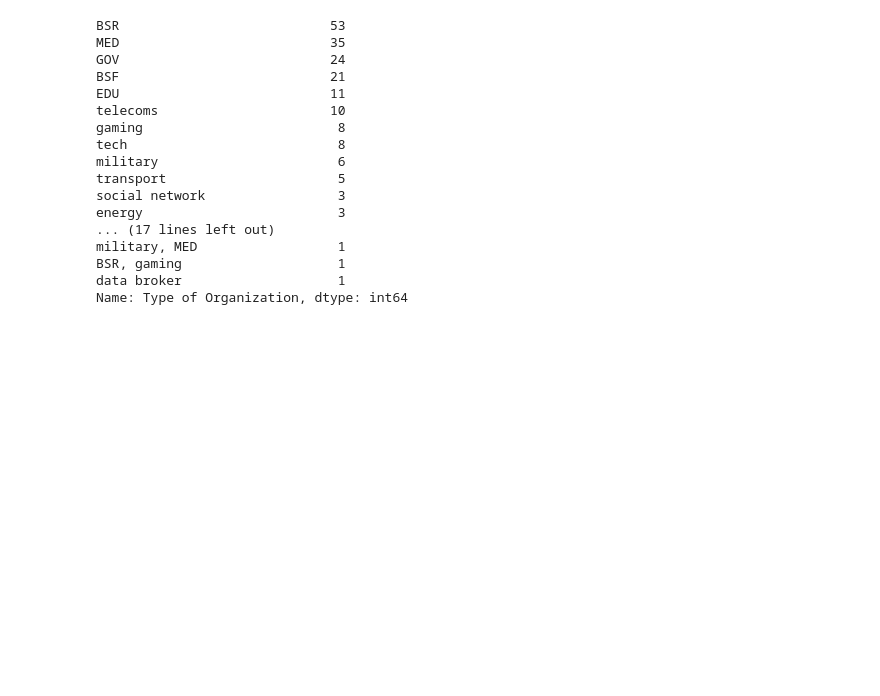
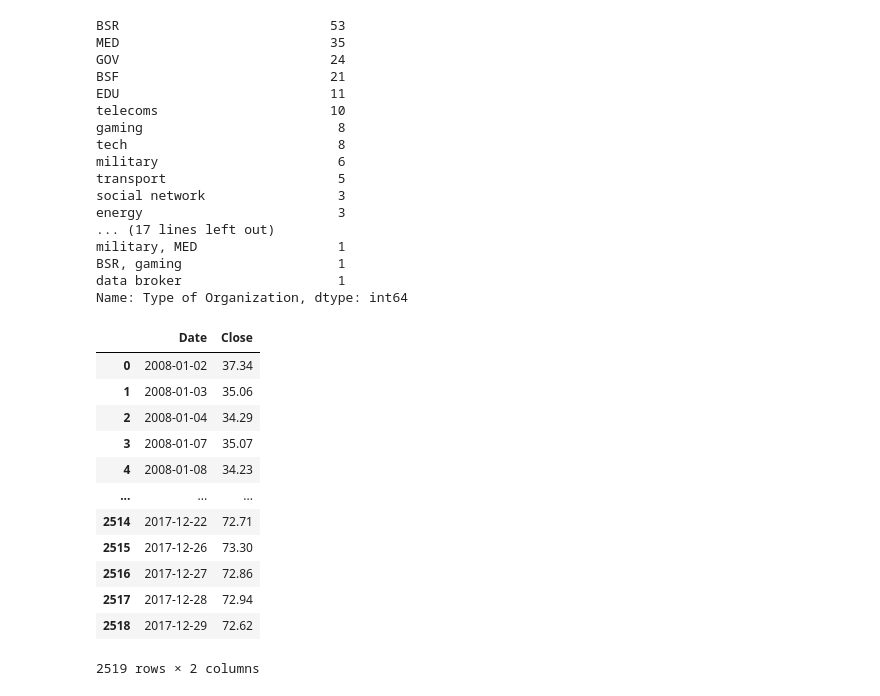
Before and after one commit to chaka37/Project1, a Jupyter notebook: notebooks/liam.ipynb, the cells around one changed output. Saved outputs shown, nothing was run; the diff lists cells and outputs as text; code cells hidden in the pictures; blank space fills up the shorter version.

```diff
--- a/notebooks/liam.ipynb
+++ b/notebooks/liam.ipynb
@@ -173,3 +173,21 @@ data broker                    1
 Name: Type of Organization, dtype: int64
 # %%
 csv_2_data.to_csv('../data/clean data/Clean_DataBreaches(2008-2018).csv', index=True)
+# %%
+wba_stock_path = Path("../data/clean data/WBA_stock - Sheet1 (1).csv")
+wba_stock_data = pd.read_csv(wba_stock_path)
+wba_stock_data
+# %% [output]
+|  | Date | Close |
+| 0 | 2008-01-02 | 37.34 |
+| 1 | 2008-01-03 | 35.06 |
+| 2 | 2008-01-04 | 34.29 |
+| 3 | 2008-01-07 | 35.07 |
+| 4 | 2008-01-08 | 34.23 |
+| ... | ... | ... |
+| 2514 | 2017-12-22 | 72.71 |
+| 2515 | 2017-12-26 | 73.30 |
+| 2516 | 2017-12-27 | 72.86 |
+| 2517 | 2017-12-28 | 72.94 |
+| 2518 | 2017-12-29 | 72.62 |
+2519 rows × 2 columns
```
Also changed, not shown: parts of 17 cells of this notebook, 2 other files.
